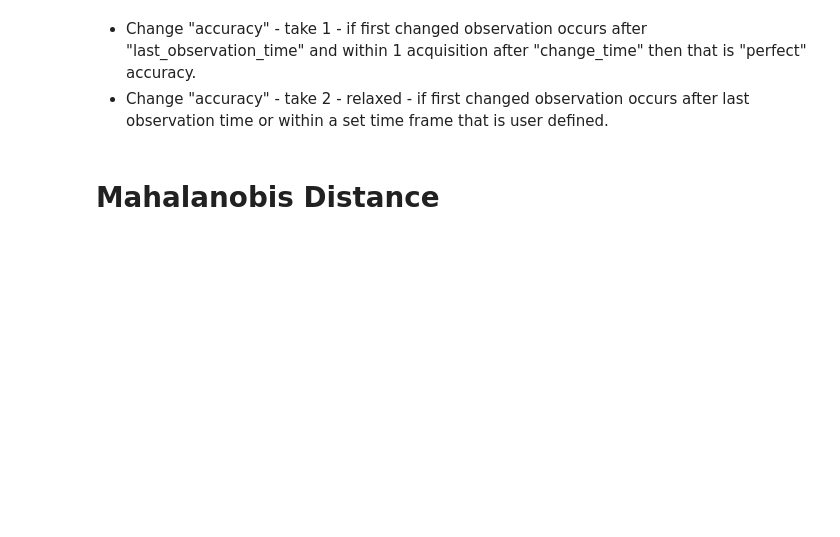
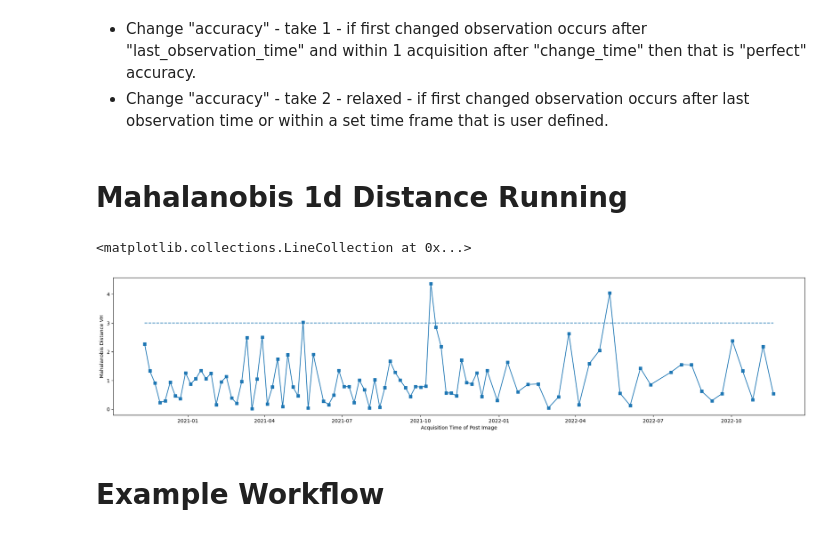
Before and after one commit to OPERA-Cal-Val/dist-s1-validation-harness, a Jupyter notebook: ts-explore-by-site.ipynb, the cells around one changed output. Saved outputs shown, nothing was run; the diff lists cells and outputs as text; code cells hidden in the pictures; blank space fills up the shorter version.

```diff
--- a/ts-explore-by-site.ipynb
+++ b/ts-explore-by-site.ipynb
@@ -86,6 +86,8 @@ df_rtc_ts_wind['vv/vh_l'] = df_rtc_ts_wind['vv/vh'].apply(convert_to_list)
 # get average value for window
 df_rtc_ts_wind['vv_avg'] = df_rtc_ts_wind['vv_l'].apply(lambda x: sum(x) / len(x) if isinstance(x, list) else x)#.rolling(3).sum()
 df_rtc_ts_wind['vh_avg'] = df_rtc_ts_wind['vh_l'].apply(lambda x: sum(x) / len(x) if isinstance(x, list) else x)#.rolling(3).sum()
+df_rtc_ts_wind['vh_center'] = df_rtc_ts_wind['vh_l'].apply(lambda x: np.array(x).reshape((3, 3))[1, 1] if isinstance(x, list) else x)#.rolling(3).sum()
+
 df_rtc_ts_wind['vv/vh_avg'] = df_rtc_ts_wind['vv/vh_l'].apply(lambda x: sum(x) / len(x) if isinstance(x, list) else x)
 df_rtc_ts_wind.head()
 # %% [output]
@@ -143,4 +143,4 @@ plt.show()
 # %%
 # df_site.drop(columns=['change_time', 'last_observation_time']).explore(categorical=True, column='change_type', legend=True, marker_kwds={'radius':10})
 # %% [markdown]
-# Mahalanobis Distance
+# Mahalanobis 1d Distance Running
@@ -146,0 +151,22 @@ plt.show()
+# %%
+def window_mahalanobis_1d_running(window_data: list[list], n_pre_img: int = 5):
+    arrs = [np.array(window_l).reshape((3, 3)) for window_l in window_data]
+    N = len(arrs)
+    dists = [compute_mahalonobis_dist_1d(arrs[k- n_pre_img : k ], arrs[k]) if k > n_pre_img else None for k in tqdm(range(N))]
+    return dists
+dist_objs = window_mahalanobis_1d_running(df_rtc_ts_wind['vh_l'])
+dist_vals = [d_obj.dist[1, 1] if d_obj is not None else np.nan for d_obj in dist_objs]
+dist_dts = [df_rtc_ts_wind['datetime'][k] for (k, d_obj) in enumerate(dist_objs) if d_obj is not None]
+dist_plot = [dist_obj.dist[1, 1] for dist_obj in dist_objs if dist_obj is not None]
+# %%
+fig, ax = plt.subplots(figsize=(25, 5))
+ax.scatter(dist_dts, dist_plot, marker='s')
+ax.plot(dist_dts, dist_plot)
+ax.set_xlabel('Acquisition Time of Post Image')
+ax.set_ylabel('Mahalanobis Distance VH')
+ax.hlines(3, dist_dts[0], dist_dts[-1], ls='--')
+# %% [output]
+<matplotlib.collections.LineCollection at 0x...>
+[figure, added]
+# %% [markdown]
+# Example Workflow
```
Also changed, not shown: parts of 11 cells of this notebook.
